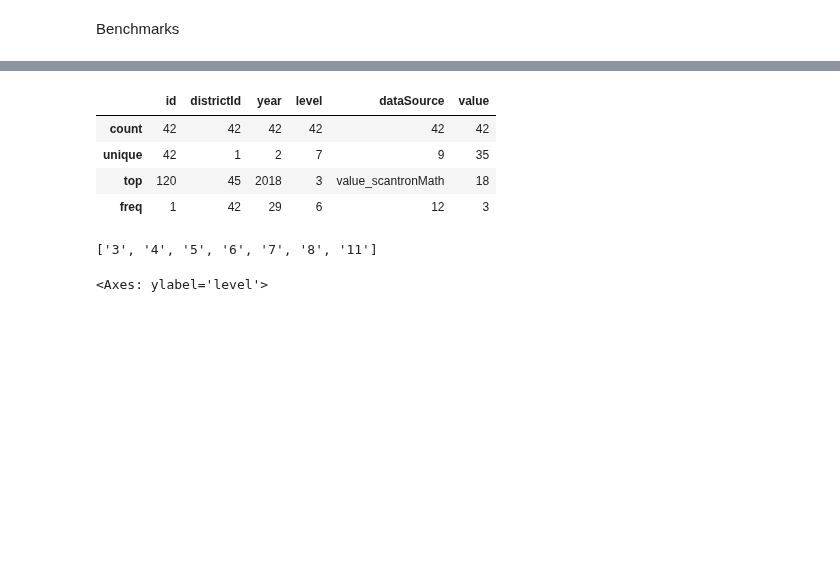
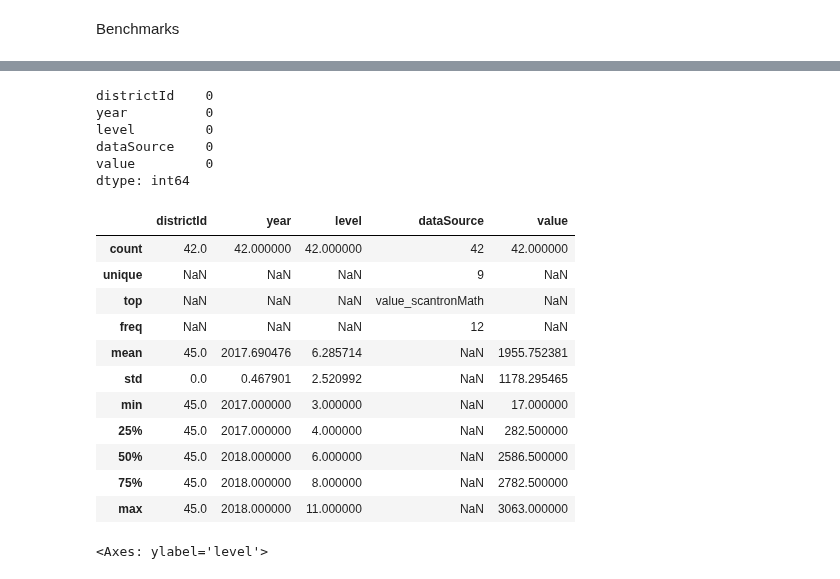
Before and after one commit to level-data-1a/predicting-proficiency, a Jupyter notebook: louisemarie-explore.ipynb, the cells around one changed output, grey strips where cells are left out. Saved outputs shown, nothing was run; the diff lists cells and outputs as text; code cells hidden in the pictures; blank space fills up the shorter version.

```diff
--- a/louisemarie-explore.ipynb
+++ b/louisemarie-explore.ipynb
@@ -5,10 +5,3 @@ import json
 import seaborn as sns
 import matplotlib.pyplot as plt
 import os
-# %%
-json_path = 'C:\\Users\\lmmag\\LevelData\\raw\\district.json'
-with open(json_path, 'r') as file:
-    data = json.load(file)
-
-
-##C:\Users\lmmag\LevelData\raw
@@ -14,0 +25,25 @@ with open(json_path, 'r') as file:
+# %%
+with open('data/raw/a_all_2024-08-29.json', 'r') as file:
+    data = json.loads(file.read())
+
+with open('data/raw/a_scores_2024-09-11.json', 'r') as file:
+    scores_json = json.loads(file.read())
+
+with open('data/raw/a_benchmarks_2024-09-11.json', 'r') as file:
+    benchmarks_json = json.loads(file.read())
+
+with open('data/raw/a_vendorUsage_2024-09-11.json', 'r') as file:
+    vendorUsage_json = json.loads(file.read())
+# %%
+scores_data = scores_json[list(scores_json.keys())[0]]
+scores_df = pd.DataFrame(scores_data)
+
+benchmarks_df = pd.DataFrame(benchmarks_json['benchmarks'])
+schools_df = pd.DataFrame(data['schools'])
+courseSections_df = pd.DataFrame(data['courseSections'])
+courseSectionRosters_df = pd.DataFrame(data['courseSectionRosters'])
+
+vendorUsage_data = vendorUsage_json[list(vendorUsage_json.keys())[0]]
+vendorUsage_df = pd.DataFrame(vendorUsage_data)
+
+vendorKey_df = pd.read_csv('data/raw/a_vendorKey_2024-09-11.csv')
@@ -15,6 +67,6 @@ with open(json_path, 'r') as file:
 # %%
-pd.set_option('display.max_rows', None)
-pd.set_option('display.max_columns', None)
+#pd.set_option('display.max_rows', None)
+#pd.set_option('display.max_columns', None)
 # %%
 print(type(data))
 print(data.keys())
@@ -66,14 +172,26 @@ dtype: int64
+# %%
+nan_count = np.sum(benchmarks_df.isnull(), axis=0)
+nan_count
+# %% [output]
+districtId    0
+year          0
+level         0
+dataSource    0
+value         0
+dtype: int64
 # %%
-benchmarks.describe(include='all')
+benchmarks_df.describe(include='all')
 # %% [output]
-|  | id | districtId | year | level | dataSource | value |
-| count | 42 | 42 | 42 | 42 | 42 | 42 |
-| unique | 42 | 1 | 2 | 7 | 9 | 35 |
-| top | 120 | 45 | 2018 | 3 | value_scantronMath | 18 |
-| freq | 1 | 42 | 29 | 6 | 12 | 3 |
+|  | districtId | year | level | dataSource | value |
+| count | 42.0 | 42.000000 | 42.000000 | 42 | 42.000000 |
+| unique | NaN | NaN | NaN | 9 | NaN |
+| top | NaN | NaN | NaN | value_scantronMath | NaN |
+| freq | NaN | NaN | NaN | 12 | NaN |
+| mean | 45.0 | 2017.690476 | 6.285714 | NaN | 1955.752381 |
+| std | 0.0 | 0.467901 | 2.520992 | NaN | 1178.295465 |
+| min | 45.0 | 2017.000000 | 3.000000 | NaN | 17.000000 |
+| 25% | 45.0 | 2017.000000 | 4.000000 | NaN | 282.500000 |
+| 50% | 45.0 | 2018.000000 | 6.000000 | NaN | 2586.500000 |
+| 75% | 45.0 | 2018.000000 | 8.000000 | NaN | 2782.500000 |
+| max | 45.0 | 2018.000000 | 11.000000 | NaN | 3063.000000 |
-# %%
-level_list = benchmarks['level'].unique().tolist()
-level_list
-# %% [output]
-['3', '4', '5', '6', '7', '8', '11']
 # %%
```
Also changed, not shown: parts of 101 cells of this notebook.
